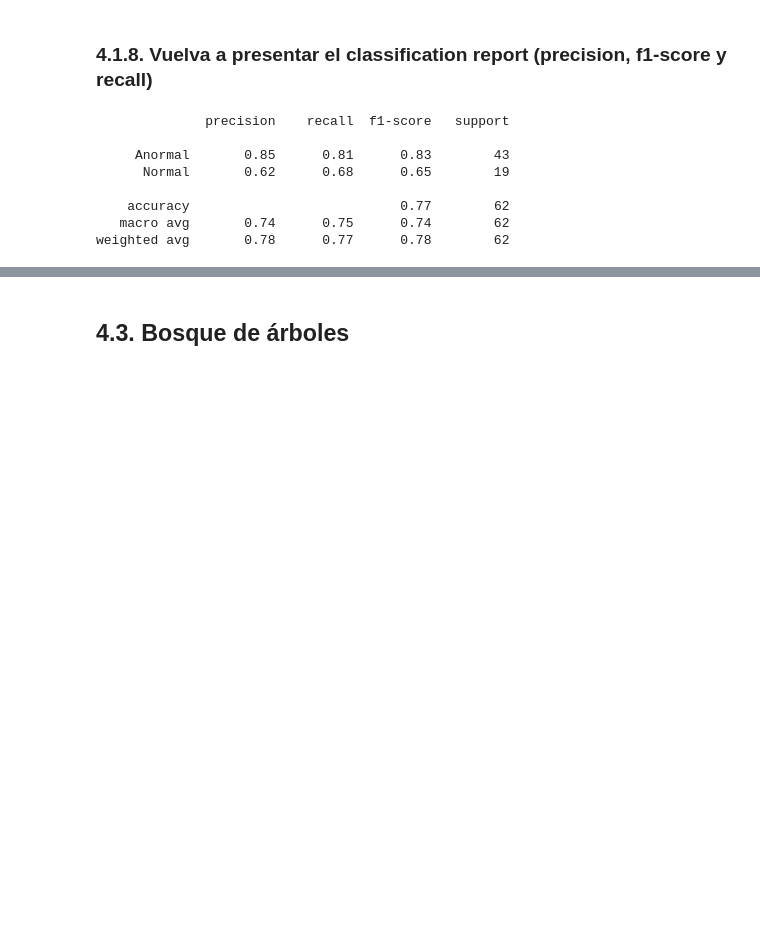
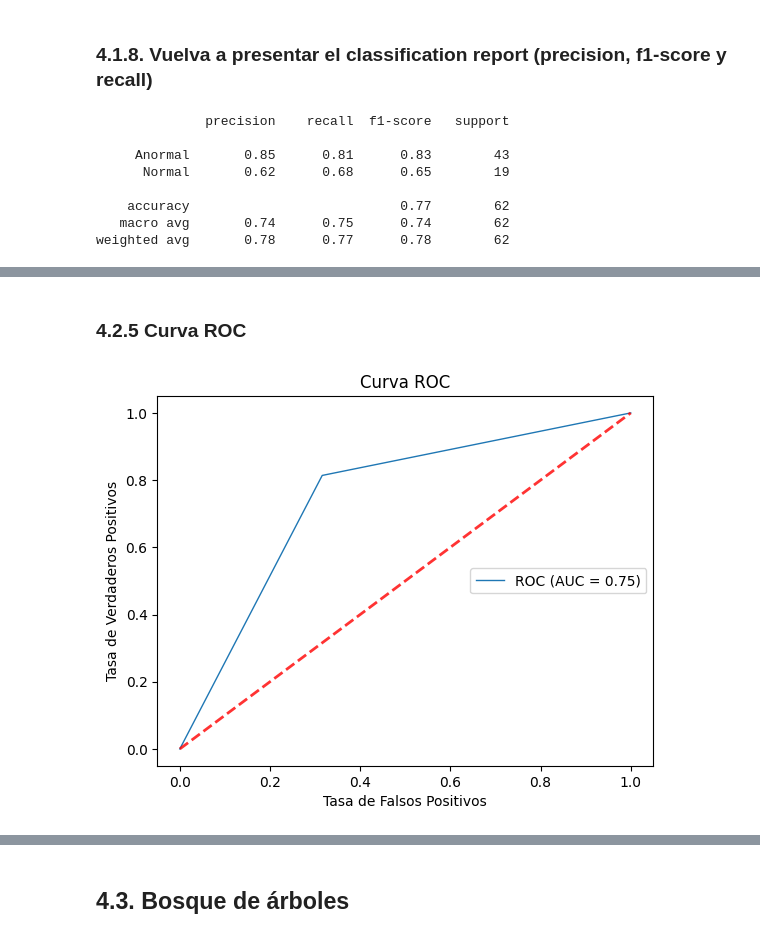
Before and after one commit to notGabo/ET_MachineLearning, a Jupyter notebook: et_ml.ipynb, the cells around one changed output, grey strips where cells are left out. Cells and saved outputs as stored; diff of their text form; code cells hidden in the pictures; blank space fills up the shorter version.

```diff
--- a/et_ml.ipynb
+++ b/et_ml.ipynb
@@ -345,0 +401,16 @@ weighted avg       0.78      0.77      0.78        62
+# %% [markdown]
+### 4.2.5 Curva ROC
+# %%
+fpr1, tpr1, thresholds1 = roc_curve(Y_test_binary, y_predic)
+
+roc_auc2 = auc(fpr1, tpr1)
+
+plt.plot(fpr1, tpr1, lw=1 ,label='ROC (AUC = %0.2f)' % (roc_auc2))
+plt.plot([0, 1], [0, 1], linestyle='--', lw=2, color='r', alpha=0.8)
+plt.xlabel('Tasa de Falsos Positivos')
+plt.ylabel('Tasa de Verdaderos Positivos')
+plt.title('Curva ROC')
+plt.legend(loc="center right")
+plt.show()
+# %% [output]
+[figure, added]
```
Also changed, not shown: parts of 16 cells of this notebook.
